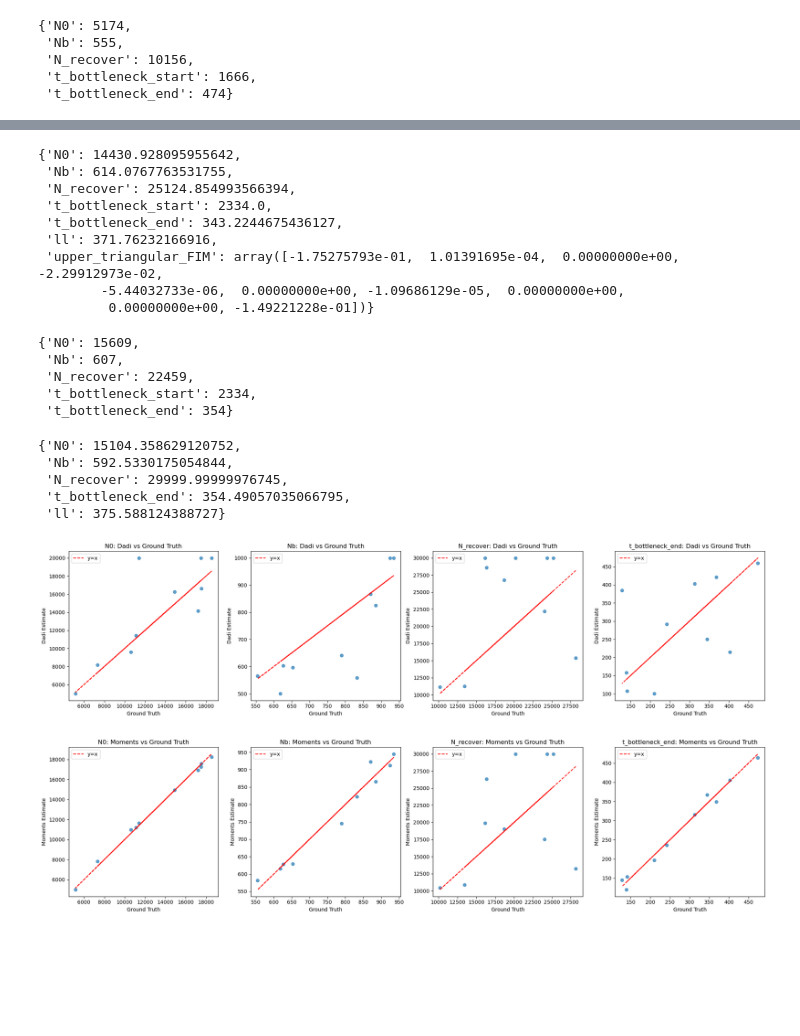
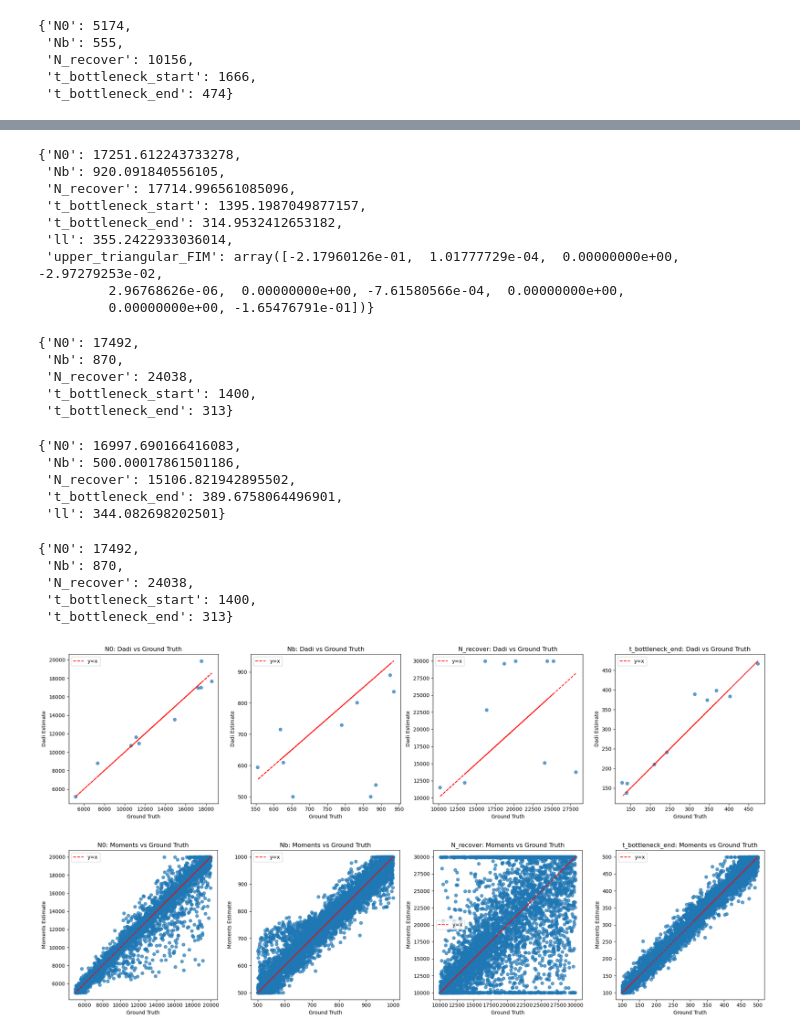
Before and after one commit to ak1376/Demographic_Inference, a Jupyter notebook: notebooks/bottleneck_full_pipeline.ipynb, the cells around one changed output, grey strips where cells are left out. Cells and saved outputs as stored; diff of their text form; code cells hidden in the pictures; blank space fills up the shorter version.

```diff
--- a/notebooks/bottleneck_full_pipeline.ipynb
+++ b/notebooks/bottleneck_full_pipeline.ipynb
@@ -477,7 +477,7 @@ sampled_params
 # %%
 from snakemake_scripts.obtain_single_feature import obtain_feature as obtain_feature_dadi_moments
 # %%
-for i in range(20):
+for i in range(10):
     sim_number = i
     SFS = f'{sim_directory}/simulation_results/SFS_sim_{sim_number}.pkl'
     replicate_number = 0
@@ -516,40 +516,48 @@ Upper bound: [20000, 1000, 30000, 1400, 500]
 # %%
-with open('/sietch_colab/akapoor/Demographic_Inference/simulated_parameters_and_inferences/sim_0/moments/replicate_0/replicate_0.pkl', 'rb') as f:
+with open('/projects/kernlab/akapoor/Demographic_Inference/simulated_parameters_and_inferences/sim_0/moments/replicate_0/replicate_0.pkl', 'rb') as f:
     moments_inferences = pickle.load(f)
 # %%
 moments_inferences['opt_params_moments']
 # %% [output]
-{'N0': 14430.928095955642,
- 'Nb': 614.0767763531755,
- 'N_recover': 25124.854993566394,
- 't_bottleneck_start': 2334.0,
- 't_bottleneck_end': 343.2244675436127,
- 'll': 371.76232166916,
- 'upper_triangular_FIM': array([-1.75275793e-01,  1.01391695e-04,  0.00000000e+00, -2.29912973e-02,
-        -5.44032733e-06,  0.00000000e+00, -1.09686129e-05,  0.00000000e+00,
-         0.00000000e+00, -1.49221228e-01])}
+{'N0': 17251.612243733278,
+ 'Nb': 920.091840556105,
+ 'N_recover': 17714.996561085096,
+ 't_bottleneck_start': 1395.1987049877157,
+ 't_bottleneck_end': 314.9532412653182,
+ 'll': 355.2422933036014,
+ 'upper_triangular_FIM': array([-2.17960126e-01,  1.01777729e-04,  0.00000000e+00, -2.97279253e-02,
+         2.96768626e-06,  0.00000000e+00, -7.61580566e-04,  0.00000000e+00,
+         0.00000000e+00, -1.65476791e-01])}
 # %%
-with open('/sietch_colab/akapoor/Demographic_Inference/simulated_parameters_and_inferences/simulation_results/sampled_params_0.pkl', 'rb') as f:
+with open('/projects/kernlab/akapoor/Demographic_Inference/simulated_parameters_and_inferences/simulation_results/sampled_params_0.pkl', 'rb') as f:
     sampled_params = pickle.load(f)
 
 sampled_params
 # %% [output]
-{'N0': 15609,
- 'Nb': 607,
- 'N_recover': 22459,
- 't_bottleneck_start': 2334,
- 't_bottleneck_end': 354}
+{'N0': 17492,
+ 'Nb': 870,
+ 'N_recover': 24038,
+ 't_bottleneck_start': 1400,
+ 't_bottleneck_end': 313}
 # %%
-with open('/sietch_colab/akapoor/Demographic_Inference/simulated_parameters_and_inferences/sim_0/dadi/replicate_0/replicate_0.pkl', 'rb') as f:
+with open('/projects/kernlab/akapoor/Demographic_Inference/simulated_parameters_and_inferences/sim_0/dadi/replicate_0/replicate_0.pkl', 'rb') as f:
     dadi_inferences = pickle.load(f)
 # %%
 dadi_inferences['opt_params_dadi']
 # %% [output]
-{'N0': 15104.358629120752,
- 'Nb': 592.5330175054844,
- 'N_recover': 29999.99999976745,
- 't_bottleneck_end': 354.49057035066795,
- 'll': 375.588124388727}
+{'N0': 16997.690166416083,
+ 'Nb': 500.00017861501186,
+ 'N_recover': 15106.821942895502,
+ 't_bottleneck_end': 389.6758064496901,
+ 'll': 344.082698202501}
+# %%
+sampled_params
+# %% [output]
+{'N0': 17492,
+ 'Nb': 870,
+ 'N_recover': 24038,
+ 't_bottleneck_start': 1400,
+ 't_bottleneck_end': 313}
 # %%
 import os
 import pickle
@@ -575,6 +583,7 @@ for sim_number in range(num_sims):
 
     # Load dadi result from new path
     dadi_path = os.path.join(
+        # '/projects/kernlab/akapoor/Demographic_Inference/moments_dadi_features/',
         root_dir,
         f"sim_{sim_number}",
         "dadi",
@@ -625,7 +634,7 @@ for ax, param in zip(axes, params_to_plot):
 plt.tight_layout()
 plt.show()
 # %% [output]
-[figure, old version]
+[figure, new version]
 # %%
 import os
 import pickle
@@ -633,7 +642,7 @@ import matplotlib.pyplot as plt
 
 # Directories
 root_dir = "/projects/kernlab/akapoor/Demographic_Inference/simulated_parameters_and_inferences"
-num_sims = 10
+num_sims = 5000
 first_replicate = 0  # Use replicate_0 for simplicity
 
 ground_truths = []
@@ -651,7 +660,7 @@ for sim_number in range(num_sims):
 
     # Load moments result
     moments_path = os.path.join(
-        root_dir,
+        '/projects/kernlab/akapoor/Demographic_Inference/moments_dadi_features/',
         f"sim_{sim_number}",
         "moments",
         f"replicate_{first_replicate}",
@@ -670,34 +679,34 @@ for sim_number in range(num_sims):
     gt_filtered = {k: v for k, v in true_params.items() if k in inferred_params and k != "t_bottleneck_start" and k != "ll"}
     est_filtered = {k: inferred_params[k] for k in gt_filtered}
 
     ground_truths.append(gt_filtered)
     moments_estimates.append(est_filtered)
 
 # Get all parameter names (excluding 'll' and 't_bottleneck_start')
 params_to_plot = ground_truths[0].keys()
 
 # Plot
 num_params = len(params_to_plot)
 fig, axes = plt.subplots(1, num_params, figsize=(5 * num_params, 5))
 
 if num_params == 1:
     axes = [axes]
 
 for ax, param in zip(axes, params_to_plot):
     gt_vals = [d[param] for d in ground_truths]
     est_vals = [d[param] for d in moments_estimates]
 
     ax.scatter(gt_vals, est_vals, alpha=0.7)
     ax.plot(gt_vals, gt_vals, 'r--', label='y=x')
     ax.set_title(f"{param}: Moments vs Ground Truth")
     ax.set_xlabel("Ground Truth")
     ax.set_ylabel("Moments Estimate")
     ax.legend()
 
 plt.tight_layout()
 plt.show()
 # %% [output]
-[figure, old version]
+[figure, new version]
 # %%
 with open('/sietch_colab/akapoor/Demographic_Inference/simulated_parameters_and_inferences/simulation_results/sampled_params_0.pkl', 'rb') as f:
     sampled_params = pickle.load(f)
```
Also changed, not shown: parts of 1 cell of this notebook, 2 other files.
